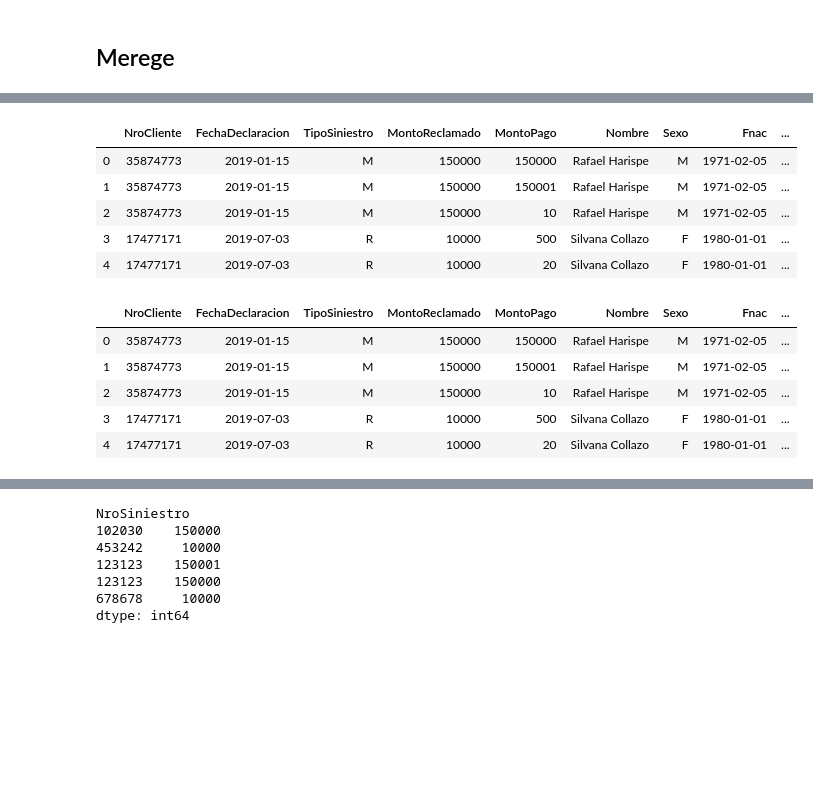
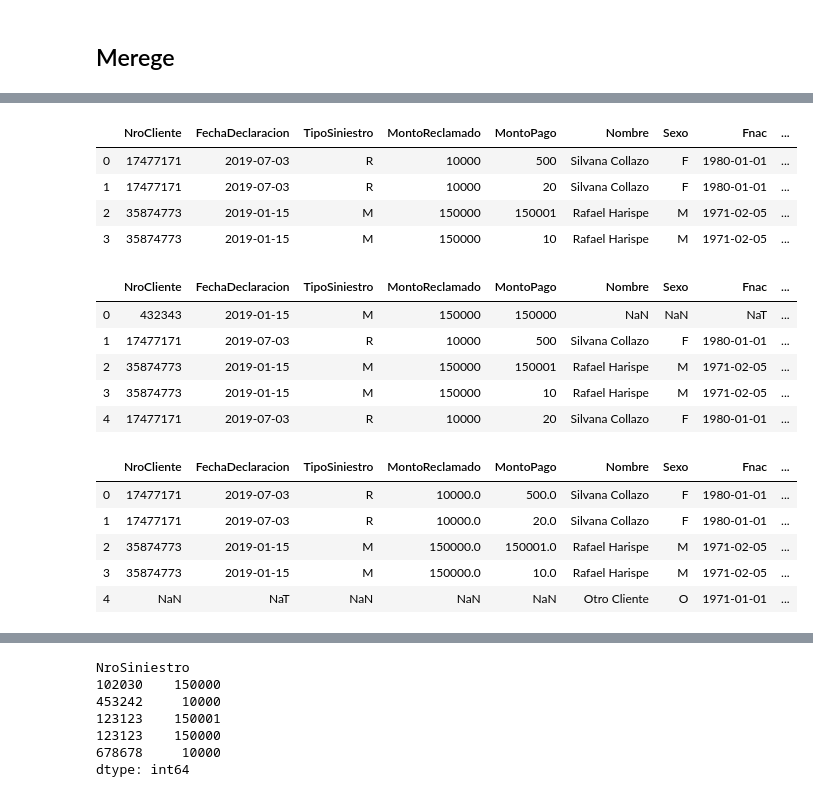
Before and after one commit to RafaelHarispe/WorkShopDS, a Jupyter notebook: Multi Index GrpBy.ipynb, the cells around one changed output, grey strips where cells are left out. Cells and saved outputs as stored; diff of their text form; code cells hidden in the pictures; blank space fills up the shorter version.

```diff
--- a/Multi Index GrpBy.ipynb
+++ b/Multi Index GrpBy.ipynb
@@ -79,5 +90,5 @@ dfTS
 # %%
-dfS = pd.read_excel('data\Siniestros.xlsx', index_col = 'NroSiniestro')
+dfS = pd.read_excel('data\Siniestros.xlsx', sheet_name = 'Siniestros', index_col = 'NroSiniestro')
 dfS2 = pd.read_excel('data\Siniestros.xlsx', sheet_name = 'MasSiniestros', index_col = 'NroSiniestro')
 # %%
 dfS
@@ -120,0 +150,2 @@ pd.concat([dfS, dfS2], axis = 1)
+# %%
+dfPE = dfP.append(pd.Series({'Nombre':'Otro Cliente', 'Sexo':'O', 'Fnac': pd.to_datetime('19710101')}, name ='123123'))
@@ -120,0 +164,2 @@ pd.concat([dfS, dfS2], axis = 1)
+# %%
+dfTodos.loc[dfTodos.index == 102030, 'NroCliente'] = 432343
@@ -121,20 +176,27 @@ pd.concat([dfS, dfS2], axis = 1)
 # %%
-dfTodos2 = pd.merge(dfTodos, dfP, left_on = 'NroCliente', right_on = 'Cliente', indicator = True)
+dfTodos2 = pd.merge(dfTodos, dfP, left_on = 'NroCliente', right_on = 'Cliente', indicator = True, how = 'inner')
 dfTodos2
 # %% [output]
 |  | NroCliente | FechaDeclaracion | TipoSiniestro | MontoReclamado | MontoPago | Nombre | Sexo | Fnac | ... |
-| 0 | 35874773 | 2019-01-15 | M | 150000 | 150000 | Rafael Harispe | M | 1971-02-05 | ... |
-| 1 | 35874773 | 2019-01-15 | M | 150000 | 150001 | Rafael Harispe | M | 1971-02-05 | ... |
-| 2 | 35874773 | 2019-01-15 | M | 150000 | 10 | Rafael Harispe | M | 1971-02-05 | ... |
-| 3 | 17477171 | 2019-07-03 | R | 10000 | 500 | Silvana Collazo | F | 1980-01-01 | ... |
-| 4 | 17477171 | 2019-07-03 | R | 10000 | 20 | Silvana Collazo | F | 1980-01-01 | ... |
+| 0 | 17477171 | 2019-07-03 | R | 10000 | 500 | Silvana Collazo | F | 1980-01-01 | ... |
+| 1 | 17477171 | 2019-07-03 | R | 10000 | 20 | Silvana Collazo | F | 1980-01-01 | ... |
+| 2 | 35874773 | 2019-01-15 | M | 150000 | 150001 | Rafael Harispe | M | 1971-02-05 | ... |
+| 3 | 35874773 | 2019-01-15 | M | 150000 | 10 | Rafael Harispe | M | 1971-02-05 | ... |
 # %%
-dfTodos2 = pd.merge(dfTodos, dfP, left_on = 'NroCliente', right_on = 'Cliente', indicator = True)
-dfTodos2
+pd.merge(dfTodos, dfPE, left_on = 'NroCliente', right_on = 'Cliente', indicator = True, how = 'left')
 # %% [output]
 |  | NroCliente | FechaDeclaracion | TipoSiniestro | MontoReclamado | MontoPago | Nombre | Sexo | Fnac | ... |
-| 0 | 35874773 | 2019-01-15 | M | 150000 | 150000 | Rafael Harispe | M | 1971-02-05 | ... |
-| 1 | 35874773 | 2019-01-15 | M | 150000 | 150001 | Rafael Harispe | M | 1971-02-05 | ... |
-| 2 | 35874773 | 2019-01-15 | M | 150000 | 10 | Rafael Harispe | M | 1971-02-05 | ... |
-| 3 | 17477171 | 2019-07-03 | R | 10000 | 500 | Silvana Collazo | F | 1980-01-01 | ... |
+| 0 | 432343 | 2019-01-15 | M | 150000 | 150000 | NaN | NaN | NaT | ... |
+| 1 | 17477171 | 2019-07-03 | R | 10000 | 500 | Silvana Collazo | F | 1980-01-01 | ... |
+| 2 | 35874773 | 2019-01-15 | M | 150000 | 150001 | Rafael Harispe | M | 1971-02-05 | ... |
+| 3 | 35874773 | 2019-01-15 | M | 150000 | 10 | Rafael Harispe | M | 1971-02-05 | ... |
 | 4 | 17477171 | 2019-07-03 | R | 10000 | 20 | Silvana Collazo | F | 1980-01-01 | ... |
+# %%
+pd.merge(dfTodos, dfPE, left_on = 'NroCliente', right_on = 'Cliente', indicator = True, how = 'right')
+# %% [output]
+|  | NroCliente | FechaDeclaracion | TipoSiniestro | MontoReclamado | MontoPago | Nombre | Sexo | Fnac | ... |
+| 0 | 17477171 | 2019-07-03 | R | 10000.0 | 500.0 | Silvana Collazo | F | 1980-01-01 | ... |
+| 1 | 17477171 | 2019-07-03 | R | 10000.0 | 20.0 | Silvana Collazo | F | 1980-01-01 | ... |
+| 2 | 35874773 | 2019-01-15 | M | 150000.0 | 150001.0 | Rafael Harispe | M | 1971-02-05 | ... |
+| 3 | 35874773 | 2019-01-15 | M | 150000.0 | 10.0 | Rafael Harispe | M | 1971-02-05 | ... |
+| 4 | NaN | NaT | NaN | NaN | NaN | Otro Cliente | O | 1971-01-01 | ... |
```
Also changed, not shown: parts of 33 cells of this notebook, 1 other file.
